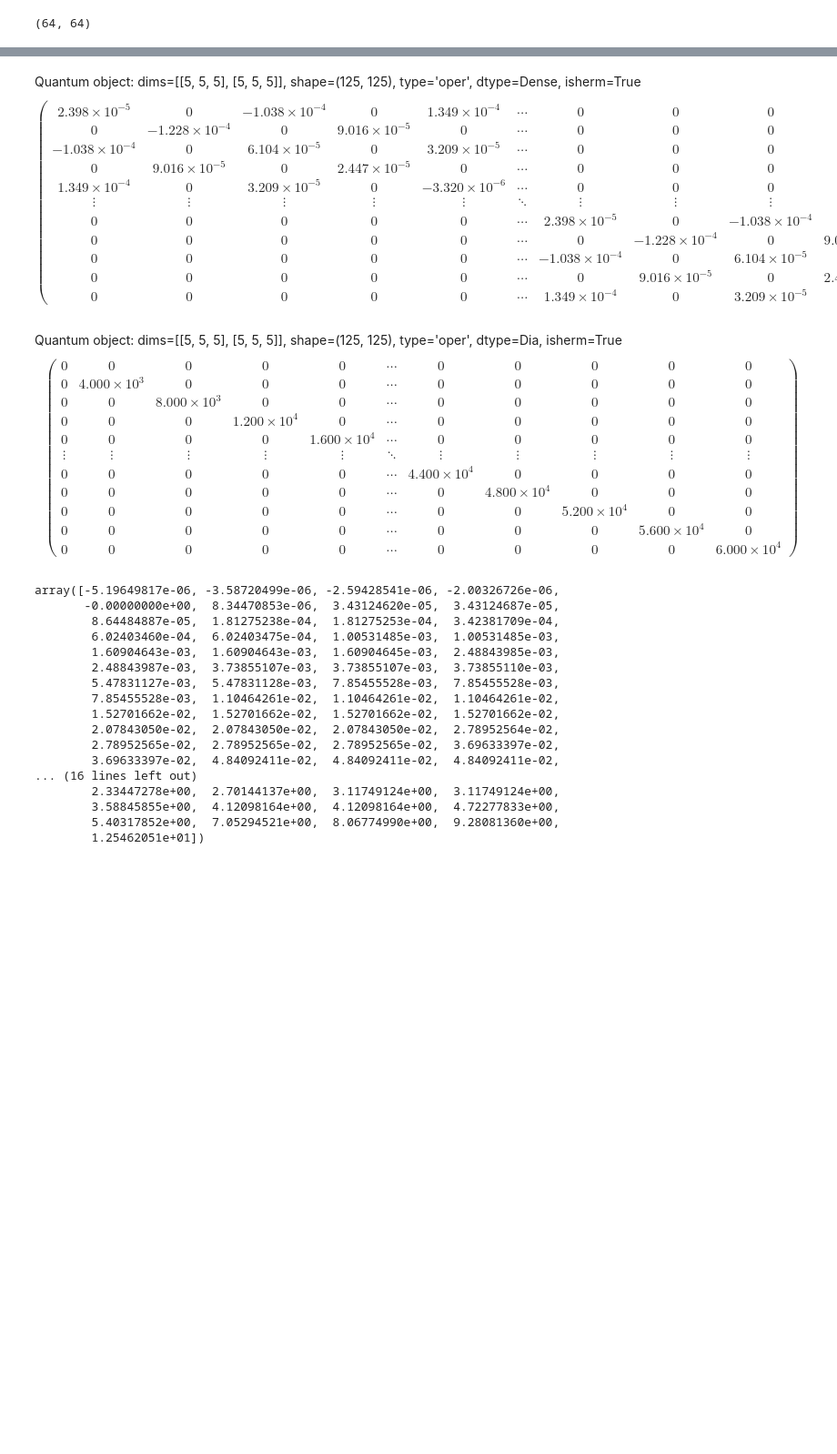
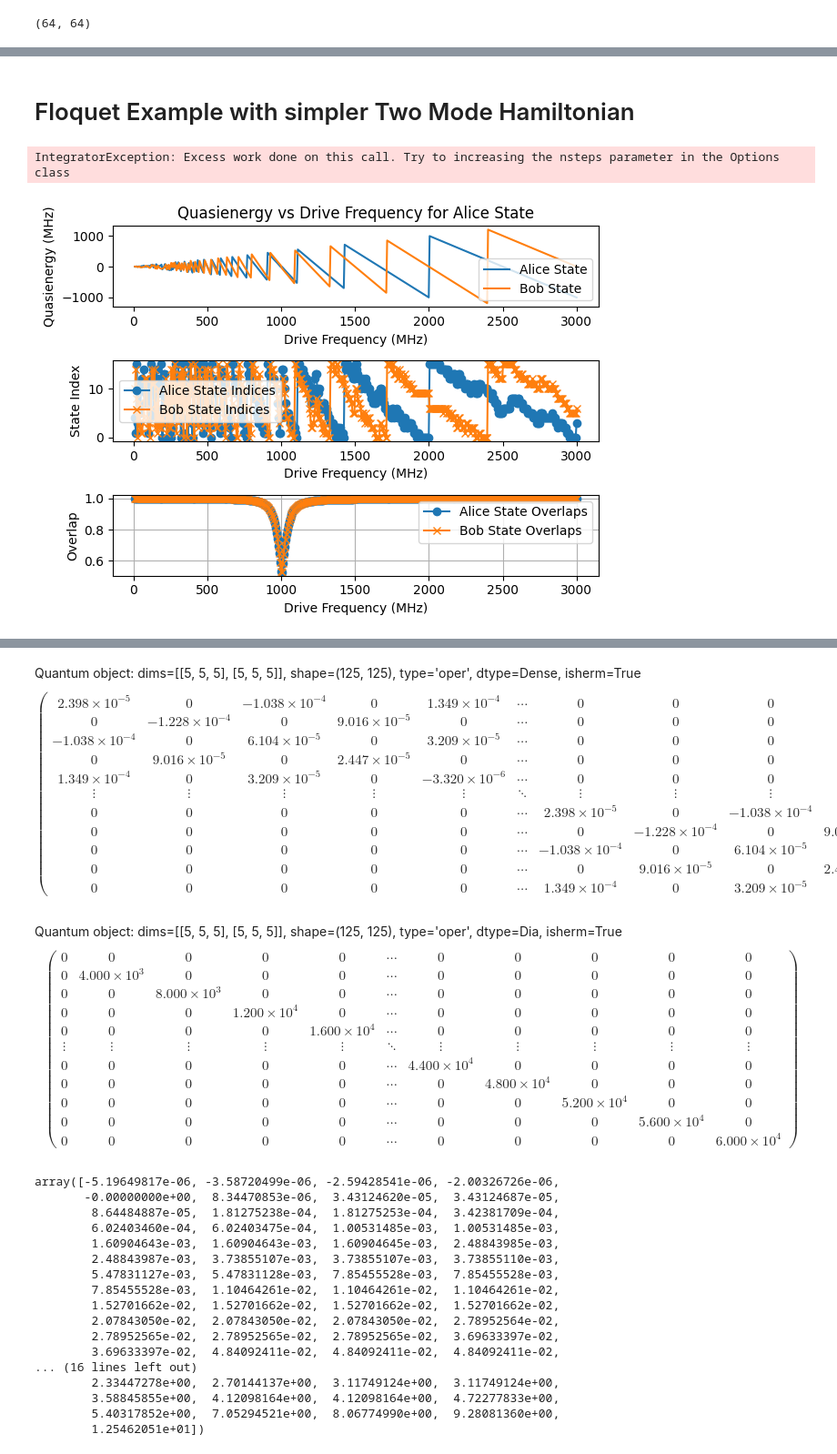
Before and after one commit to SchusterLab/multimode_sims, a Jupyter notebook: coupler/250527_floquet_linc.ipynb, the cells around one changed output, grey strips where cells are left out. Shown at 91% size. Saved outputs shown, nothing was run; the diff lists cells and outputs as text; code cells hidden in the pictures; blank space fills up the shorter version.

```diff
--- a/coupler/250527_floquet_linc.ipynb
+++ b/coupler/250527_floquet_linc.ipynb
@@ -179,0 +257,77 @@ Bob single photon Floquet state energy: 160.59 MHz
+# %% [markdown]
+# Floquet Example with simpler Two Mode Hamiltonian
+# %%
+two_mode = TwoModeHamiltonian(omega_A=2*np.pi * 5e3, omega_B=2*np.pi * 6e3,
+                              trunc = 4)
+
+omega_drive = 2 * np.pi * 999
+eps = 0.1
+args = {'omega': omega_drive, 'amp': eps}
+
+floquet_class = FloquetHamiltonian(H = two_mode.H, T=2*np.pi/omega_drive, args=args)
+min_amp = 0 * 2 * np.pi
+max_amp = 100 * 2 * np.pi
+return_args = floquet_class.sweep_ac_drive_amplitude(omega, amp_range = (min_amp, max_amp), num_points=50)
+# %% [output]
+IntegratorException: Excess work done on this call. Try to increasing the nsteps parameter in the Options class
+# %%
+
+floquet_class = FloquetHamiltonian(H = two_mode.H, T=2*np.pi/omega_drive, args=args)
+min_freq = 10 * 2 * np.pi
+max_amp = 3000 * 2 * np.pi
+amp = 50* 2 * np.pi
+return_args = floquet_class.sweep_ac_drive_frequency(amp, freq_range = (min_freq, max_amp), num_points=500)
+# %%
+freqs = return_args['frequencies']
+energies = return_args['energies']
+modes = return_args['modes']
+
+# alice basis state
+alice_state = two_mode.get_basis_state(1,0)
+bob_state = two_mode.get_basis_state(0,1)
+
+# for each point in the frequency sweep, find the mode with the largest overlap with the alice state
+# its index and finally plot the energies of the modes with the largest overlap
+
+alice_max_overlaps_idxs = []
+bob_max_overlaps_idxs = []
+alice_overlaps= []
+bob_overlaps = []
+
+for i in range(len(freqs)):
+    alice_overlap_indices, alice_overlap = floquet_class.find_max_overlap_indices(alice_state, modes[i], return_overlaps=True)
+    bob_overlap_indices, bob_overlap = floquet_class.find_max_overlap_indices(bob_state, modes[i], return_overlaps=True)
+    alice_max_overlaps_idxs.append(alice_overlap_indices[0])
+    bob_max_overlaps_idxs.append(bob_overlap_indices[0])
+    alice_overlaps.append(alice_overlap[0])
+    bob_overlaps.append(bob_overlap[0])
+
+
+
+#################
+# plot the energies and the indices (one plot for each)
+plt.subplot(3, 1, 1)
+plt.plot(freqs / 2 / np.pi, np.array([energies[i][alice_max_overlaps_idxs[i]] for i in range(len(energies))]) / 2 / np.pi, label='Alice State')
+plt.plot(freqs/2/np.pi, np.array([energies[i][bob_max_overlaps_idxs[i]] for i in range(len(energies))])/2/np.pi, label='Bob State')
+plt.xlabel('Drive Frequency (MHz)')
+plt.ylabel('Quasienergy (MHz)')
+plt.title('Quasienergy vs Drive Frequency for Alice State')
+plt.legend()
+
+plt.subplot(3, 1, 2)
+plt.plot(freqs / 2 / np.pi, alice_max_overlaps_idxs, label='Alice State Indices', marker='o')
+plt.plot(freqs / 2 / np.pi, bob_max_overlaps_idxs, label='Bob State Indices', marker='x')
+plt.xlabel('Drive Frequency (MHz)')
+plt.ylabel('State Index')
+plt.legend()
+
+plt.subplot(3, 1, 3)
+plt.plot(freqs / 2 / np.pi, alice_overlaps, label='Alice State Overlaps', marker='o')
+plt.plot(freqs / 2 / np.pi, bob_overlaps, label='Bob State Overlaps', marker='x')
+plt.xlabel('Drive Frequency (MHz)')
+plt.ylabel('Overlap')
+plt.legend()
+plt.grid()
+plt.tight_layout()
+# %% [output]
+[figure, added]
```
Also changed, not shown: parts of 63 cells of this notebook, 3 other files.
